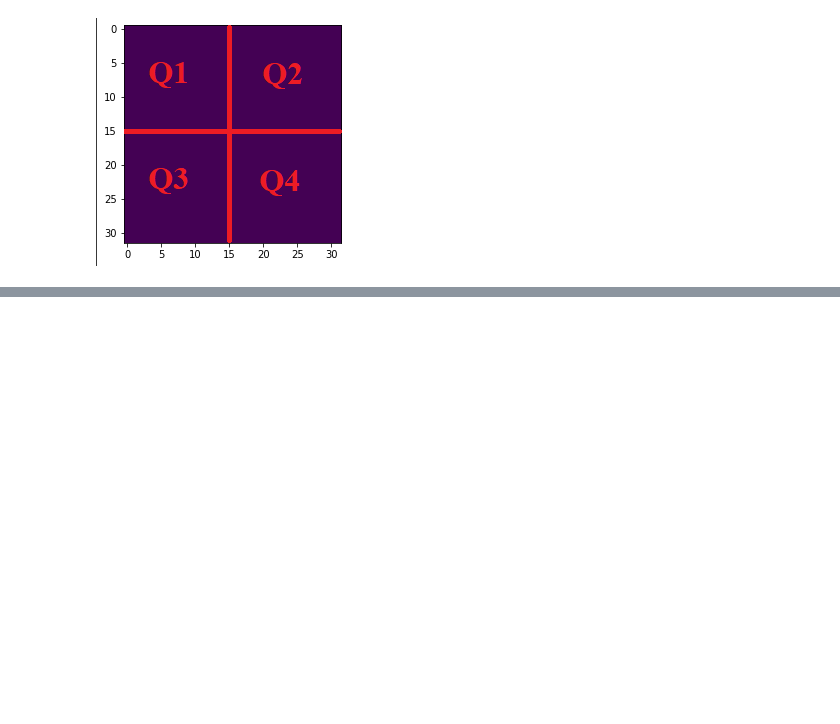
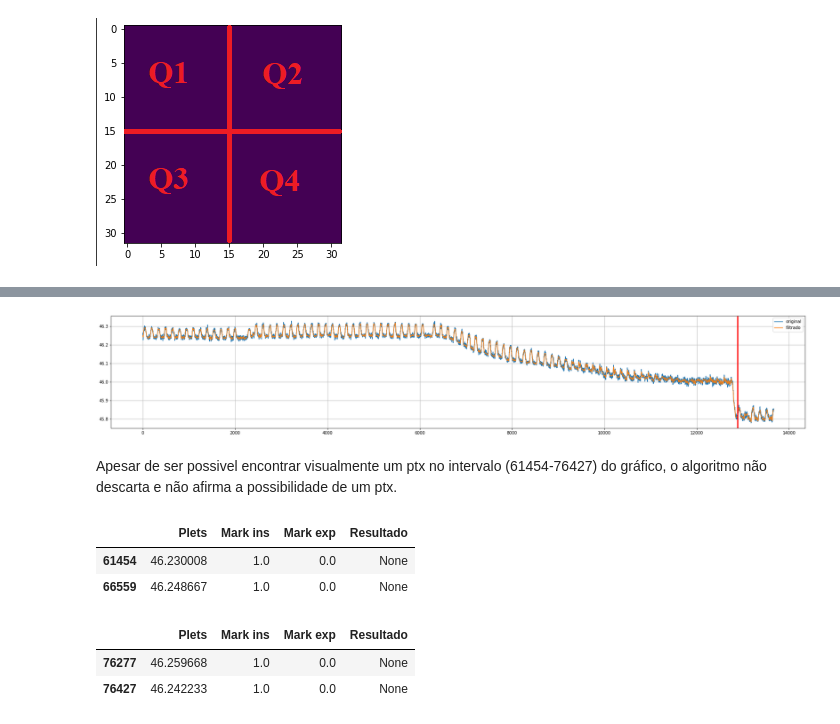
Before and after one commit to henriquehorton/Python_aprendendo, a Jupyter notebook: agoritmo_deteccao_ptx.ipynb, the cells around one changed output, grey strips where cells are left out. Drawn from its saved outputs; the diff is of its cells as text; code cells hidden in the pictures; blank space fills up the shorter version.

```diff
--- a/agoritmo_deteccao_ptx.ipynb
+++ b/agoritmo_deteccao_ptx.ipynb
@@ -169,0 +187,17 @@ Valores de Aumento de aeração absoluta:
+# %%
+intervalo_max = 90000
+intervalo_min = 70000
+plt.figure(figsize=(30,5))
+plt.plot(data.plets[intervalo_min:intervalo_max],label='original')
+plt.plot(data_filtrado.plets[intervalo_min:intervalo_max],label='filtrado')
+for i in ins_marks:
+  if i <= numbers_frames:
+    plt.gca().axvline(x=82882-intervalo_min, color = "red",linewidth=3)
+# for e in exp_marks:
+#   if e <= numbers_frames:
+#     plt.gca().axvline(x=4742-intervalo_min, color = "blue",linewidth=3)
+plt.grid()
+plt.legend()
+plt.show()
+# %% [output]
+[figure, added]
@@ -169,0 +226,15 @@ Valores de Aumento de aeração absoluta:
+# %% [markdown]
+Apesar de ser possivel encontrar visualmente um ptx no intervalo (61454-76427) do gráfico, o algoritmo não descarta e não afirma a possibilidade de um ptx.
+# %%
+df_tidal = tidal(df, df_mudanca_absoluta)
+df_tidal.head(2)
+# %% [output]
+|  | Plets | Mark ins | Mark exp | Resultado |
+| 61454 | 46.230008 | 1.0 | 0.0 | None |
+| 66559 | 46.248667 | 1.0 | 0.0 | None |
+# %%
+df_tidal.tail(2)
+# %% [output]
+|  | Plets | Mark ins | Mark exp | Resultado |
+| 76277 | 46.259668 | 1.0 | 0.0 | None |
+| 76427 | 46.242233 | 1.0 | 0.0 | None |
```
Also changed, not shown: parts of 14 cells of this notebook.
